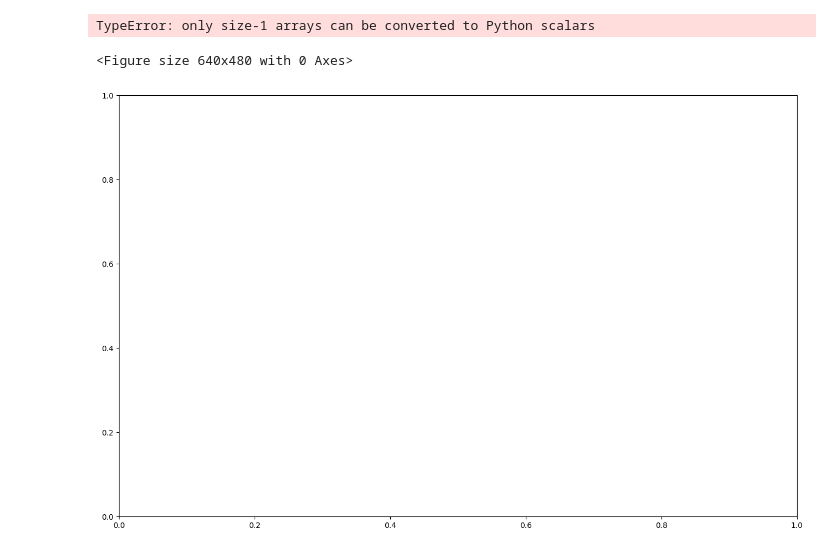
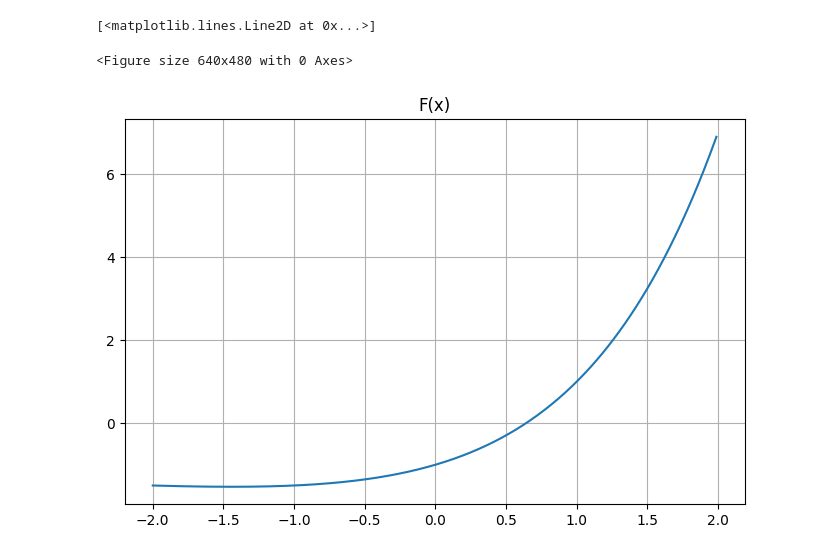
Before and after one commit to ivan-egorov42/compmath, a Jupyter notebook: lab3/lab3.ipynb, the cells around one changed output. Saved outputs shown, nothing was run; the diff lists cells and outputs as text; code cells hidden in the pictures.

```diff
--- a/lab3/lab3.ipynb
+++ b/lab3/lab3.ipynb
@@ -24,15 +23,19 @@ f = lambda x: math.pow(2, -x)
 # f'(x) - производная
 f_der = lambda x: (-np.log(2)) / math.pow(2, x)
 # %%
+# График F(x)
 plt.figure()
-fig, ax1 = plt.subplots(figsize=(16, 10), dpi=100)
-x = np.array([i / 100 for i in range (-200, 200, 1)])
-y = np.array([i / 100 for i in range (-200, 200, 1)])
+fig, ax1 = plt.subplots(figsize=(8, 5), dpi=100)
+ax1.set_title("F(x)")
+
+x = np.arange(-2, 2, 0.01)
+y = np.arange(-2, 2, 0.01)
 for i in range (400):
     y[i] = F(x[i])
-#y = F (x)
+
+plt.grid()
 plt.plot(x, y)
 # %% [output]
-TypeError: only size-1 arrays can be converted to Python scalars
+[<matplotlib.lines.Line2D at 0x...>]
 <Figure size 640x480 with 0 Axes>
-[figure, old version]
+[figure, new version]
```
Also changed, not shown: parts of 16 cells of this notebook.
